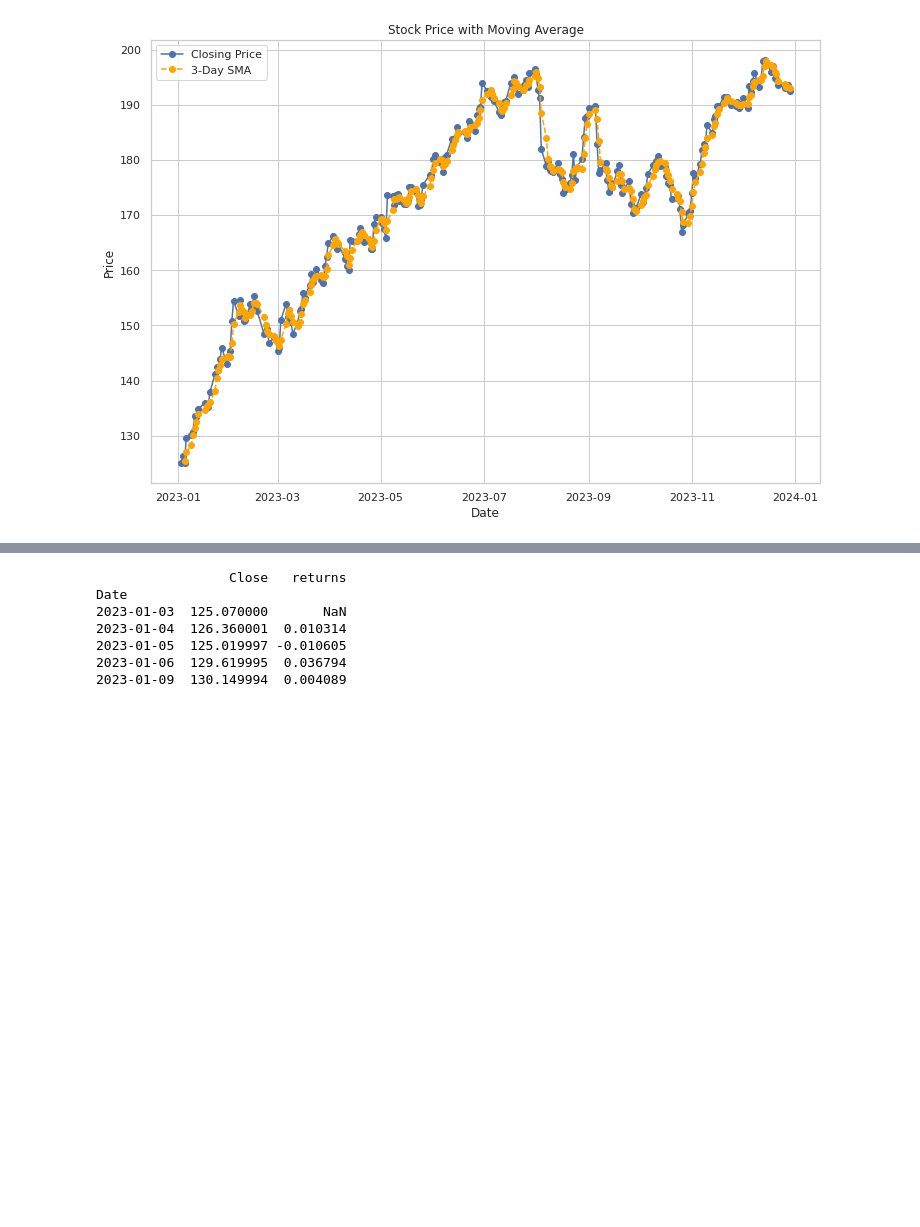
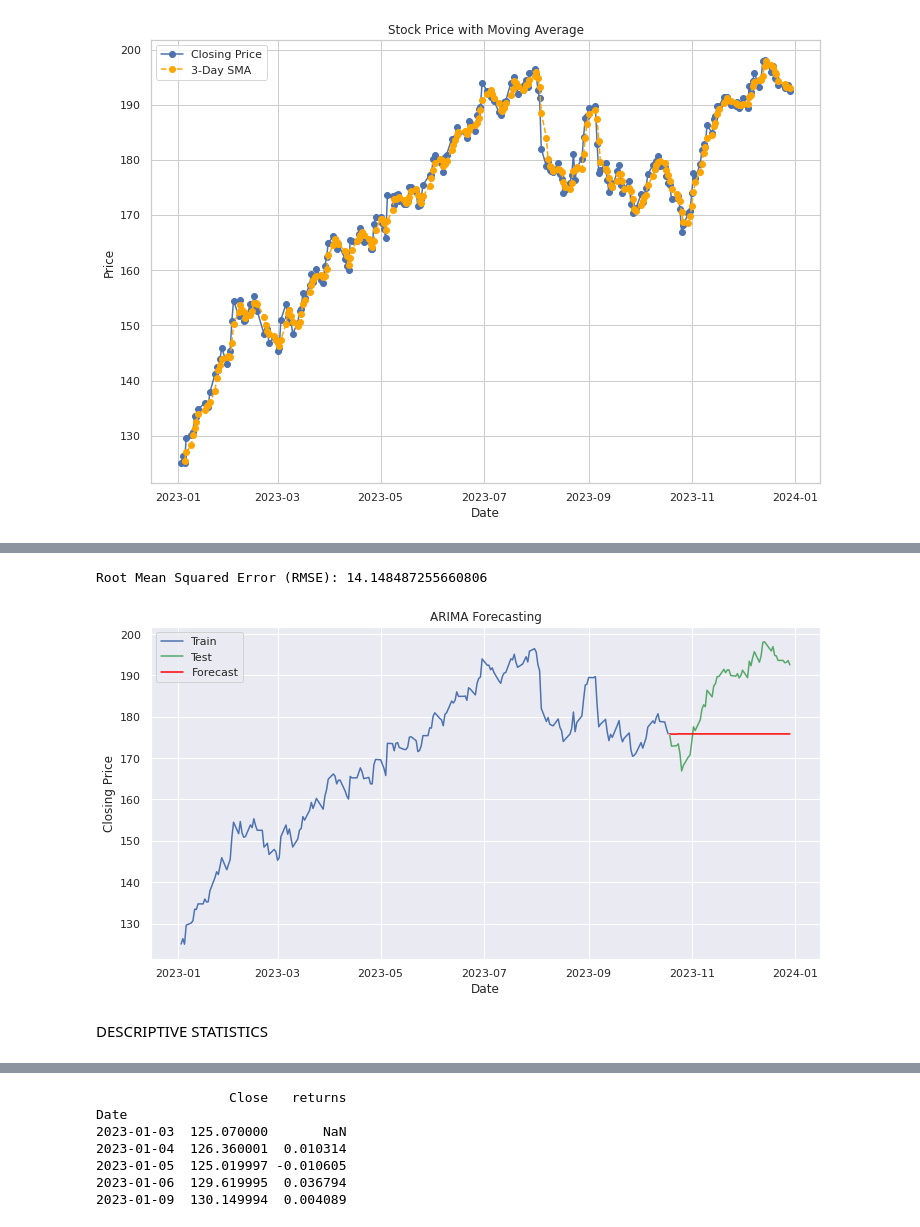
Before and after one commit to harish-123445/sigma_hackathon, a Jupyter notebook: sigma.ipynb, the cells around one changed output, grey strips where cells are left out. Saved outputs shown, nothing was run; the diff lists cells and outputs as text; code cells hidden in the pictures; blank space fills up the shorter version.

```diff
--- a/sigma.ipynb
+++ b/sigma.ipynb
@@ -141,0 +161,39 @@ plt.show()
+# %%
+from statsmodels.tsa.arima.model import ARIMA
+from sklearn.metrics import mean_squared_error
+from math import sqrt
+import matplotlib.pyplot as plt
+df = pd.read_csv('dataset.csv')
+df['Date'] = pd.to_datetime(df['Date'])
+df = df.set_index('Date')
+full_date_range = pd.date_range(start=df.index.min(), end=df.index.max(), freq='B')
+df= df.reindex(full_date_range).fillna(method='ffill')
+
+train_size = int(len(df) * 0.8)
+train, test = df[:train_size], df[train_size:]
+
+model = ARIMA(train['Close'], order=(5,1,0))  # Adjust order as needed
+model_fit = model.fit()
+
+# Make predictions
+predictions = model_fit.predict(start=len(train), end=len(train) + len(test) - 1, typ='levels')
+
+# Evaluate the model
+rmse = sqrt(mean_squared_error(test['Close'], predictions))
+print(f'Root Mean Squared Error (RMSE): {rmse}')
+
+# Plot the results
+plt.figure(figsize=(12, 6))
+plt.plot(train.index, train['Close'], label='Train')
+plt.plot(test.index, test['Close'], label='Test')
+plt.plot(test.index, predictions, label='Forecast', color='red')
+plt.title('ARIMA Forecasting')
+plt.xlabel('Date')
+plt.ylabel('Closing Price')
+plt.legend()
+plt.show()
+# %% [output]
+Root Mean Squared Error (RMSE): 14.148487255660806
+[figure, added]
+# %% [markdown]
+DESCRIPTIVE STATISTICS
```
Also changed, not shown: parts of 5 cells of this notebook.
